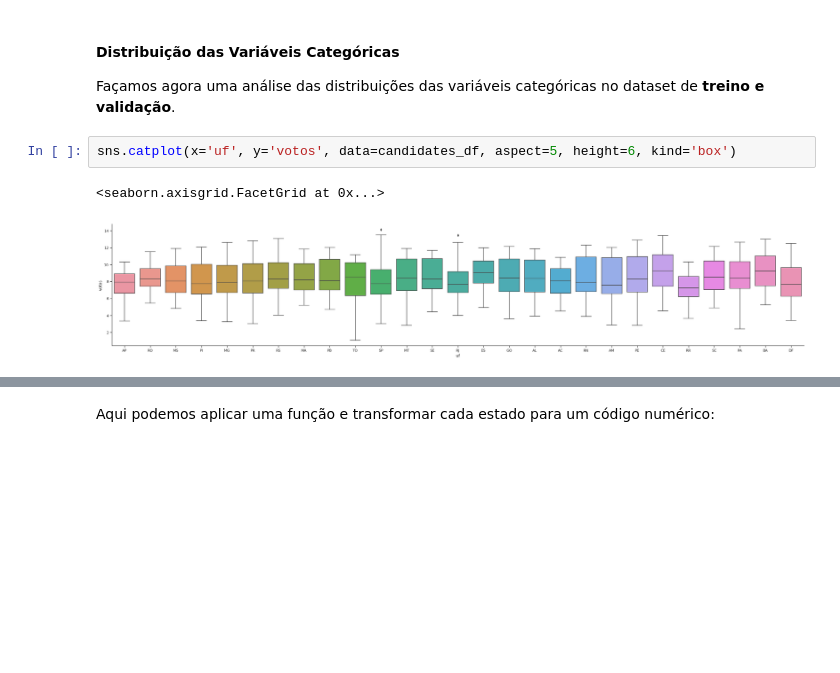
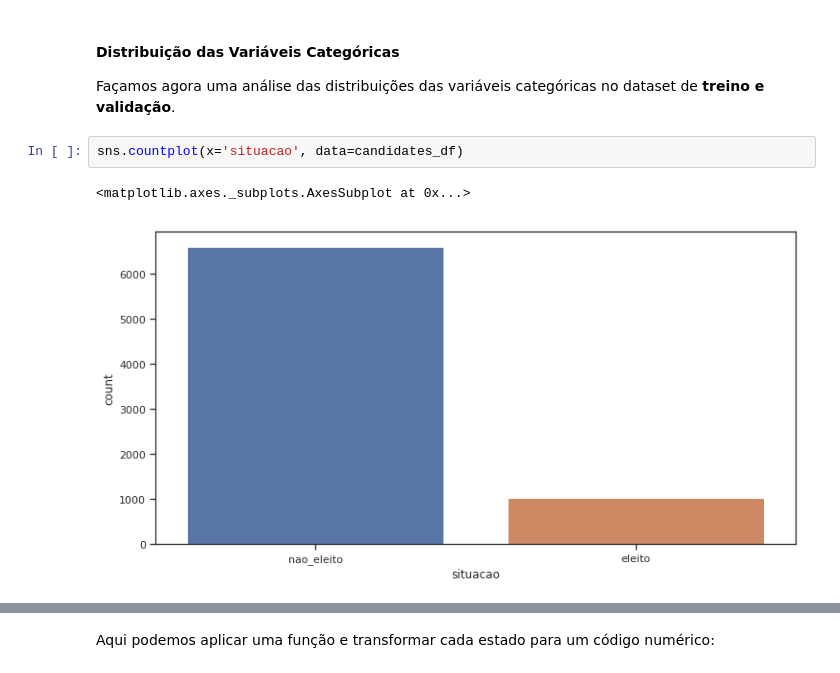
Before and after one commit to guilhermemg/ml-mestrado, a Jupyter notebook: notebooks/assignment-4.ipynb, the cells around one changed output, grey strips where cells are left out. Drawn from its saved outputs; the diff is of its cells as text; blank space fills up the shorter version.

```diff
--- a/notebooks/assignment-4.ipynb
+++ b/notebooks/assignment-4.ipynb
@@ -290,8 +237,8 @@ Column [19]: ocupacao
 #### Distribuição das Variáveis Categóricas
 
 Façamos agora uma análise das distribuições das variáveis categóricas no dataset de **treino e validação**.
-# %%
-sns.catplot(x='uf', y='votos', data=candidates_df, aspect=5, height=6, kind='box')
-# %% [output]
-<seaborn.axisgrid.FacetGrid at 0x...>
-[figure, removed]
+# %%
+sns.countplot(x='situacao', data=candidates_df)
+# %% [output]
+<matplotlib.axes._subplots.AxesSubplot at 0x...>
+[figure, added]
```
Also changed, not shown: parts of 83 cells of this notebook.
